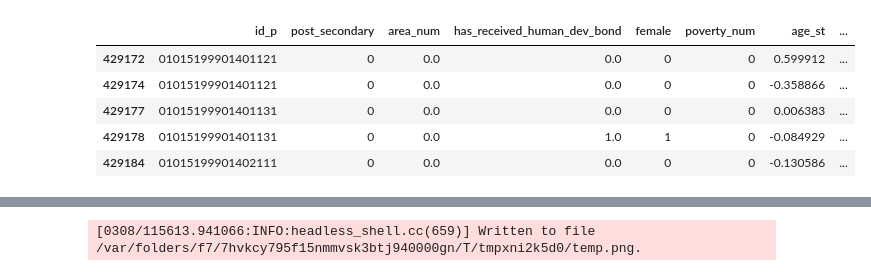
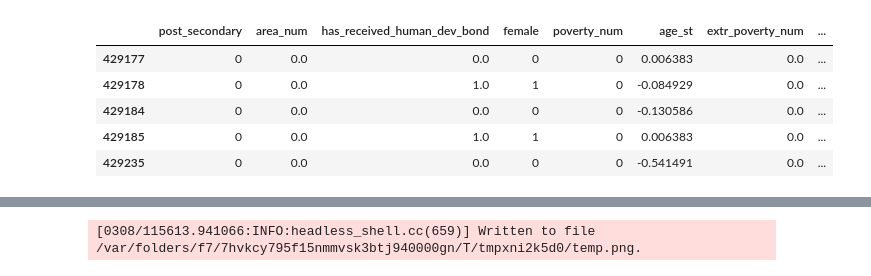
Before and after one commit to sipheleledanisa/comp-social-science, a Jupyter notebook: functioning script.ipynb, the cells around one changed output, grey strips where cells are left out. Saved outputs shown, nothing was run; the diff lists cells and outputs as text; code cells hidden in the pictures.

```diff
--- a/functioning script.ipynb
+++ b/functioning script.ipynb
@@ -44,20 +44,21 @@ Name: area_num, Length: 1114294, dtype: float64
 # %%
 ## Filtering columns of interest
 ## endog - variable of interest
 ## exog - attributes, and cluster --city label
 endog = ["post_secondary"]
 exog = ["area_num", "has_received_human_dev_bond","female",
-          "poverty_num", "age_st","extr_poverty_num","daily_hours_internet_use_st", "no_medical_insurance_num", "income_pc"]
+          "poverty_num", "age_st","extr_poverty_num","daily_hours_internet_use_st", "no_medical_insurance_num", "income_pc",  "security_neighb", "security_city",
+          "sad_due_to_LowIncome","social_security"]
 clusters = ["city"]
-data_filtered = data.loc[:, ["id_p"] + endog + exog + clusters].dropna(subset= ["id_p"] + endog + exog + clusters)
+data_filtered = data.loc[:, endog + exog + clusters].dropna(subset=  endog + exog + clusters)
 data_filtered.head()
 # %% [output]
-|  | id_p | post_secondary | area_num | has_received_human_dev_bond | female | poverty_num | age_st | ... |
-| 429172 | 01015199901401121 | 0 | 0.0 | 0.0 | 0 | 0 | 0.599912 | ... |
-| 429174 | 01015199901401121 | 0 | 0.0 | 0.0 | 0 | 0 | -0.358866 | ... |
-| 429177 | 01015199901401131 | 0 | 0.0 | 0.0 | 0 | 0 | 0.006383 | ... |
-| 429178 | 01015199901401131 | 0 | 0.0 | 1.0 | 1 | 0 | -0.084929 | ... |
-| 429184 | 01015199901402111 | 0 | 0.0 | 0.0 | 0 | 0 | -0.130586 | ... |
+|  | post_secondary | area_num | has_received_human_dev_bond | female | poverty_num | age_st | extr_poverty_num | ... |
+| 429177 | 0 | 0.0 | 0.0 | 0 | 0 | 0.006383 | 0.0 | ... |
+| 429178 | 0 | 0.0 | 1.0 | 1 | 0 | -0.084929 | 0.0 | ... |
+| 429184 | 0 | 0.0 | 0.0 | 0 | 0 | -0.130586 | 0.0 | ... |
+| 429185 | 0 | 0.0 | 1.0 | 1 | 0 | 0.006383 | 0.0 | ... |
+| 429235 | 0 | 0.0 | 0.0 | 0 | 0 | -0.541491 | 0.0 | ... |
 # %%
 ## Basic description of DataFrame
 _=data_filtered.describe().T
```
Also changed, not shown: parts of 4 cells of this notebook.
